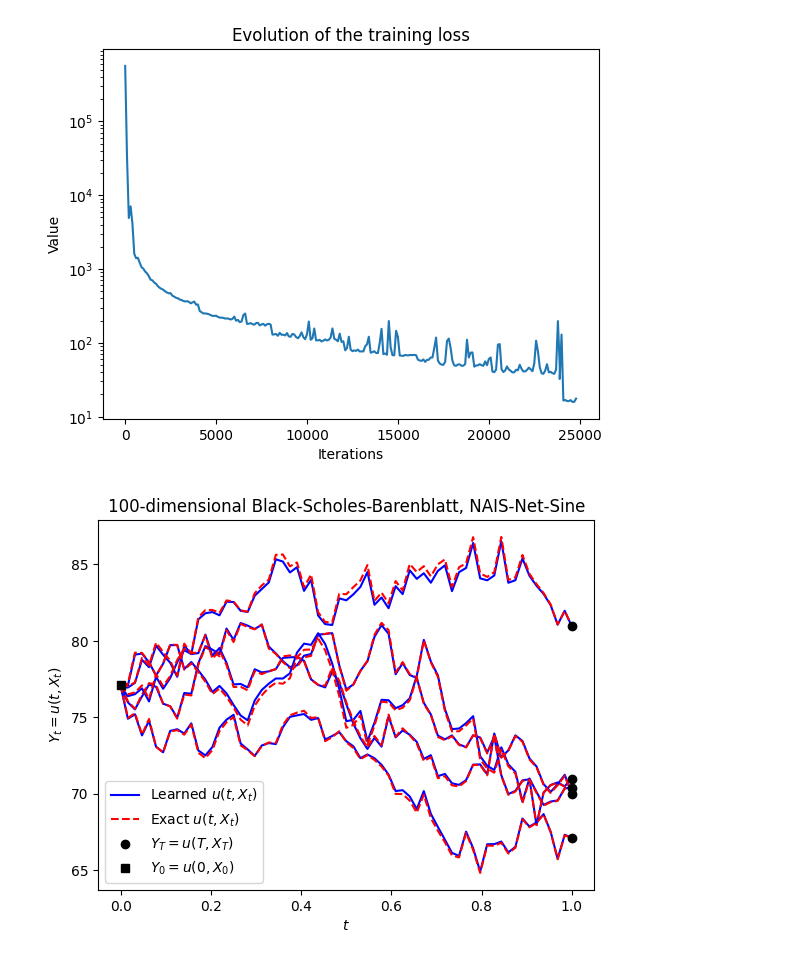
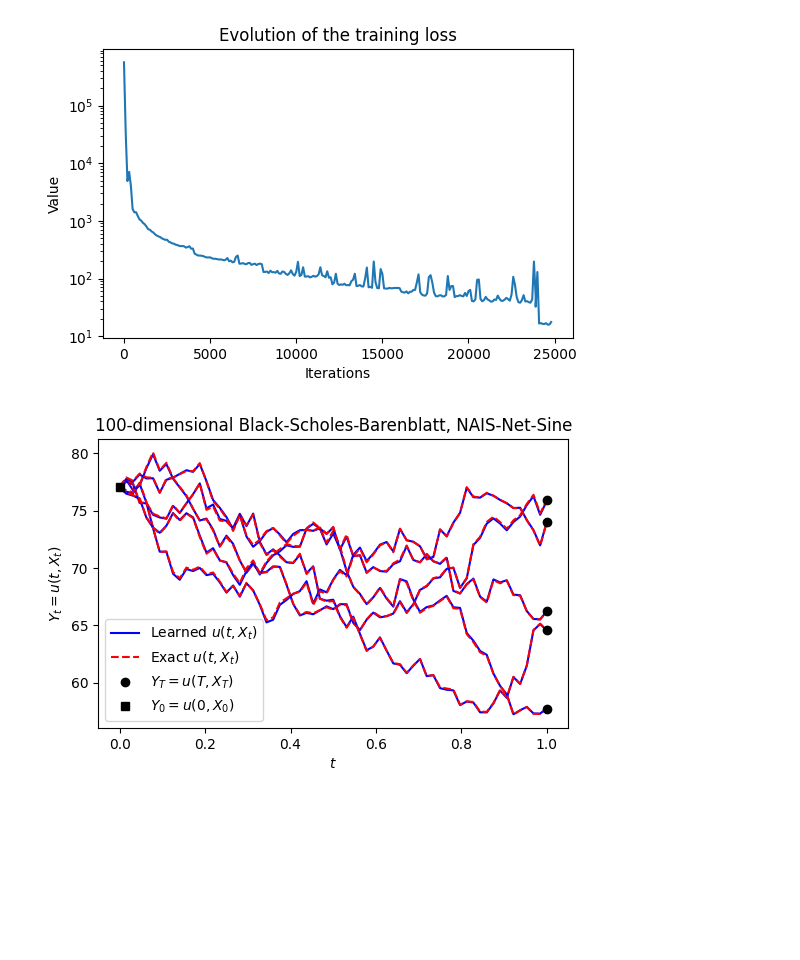
Before and after one commit to Aadhithya-06/Final-Year-Project, a Jupyter notebook: 100DUncorrelatedMlmcGeometric.ipynb, the cells around one changed output. Cells and saved outputs as stored; diff of their text form; code cells hidden in the pictures; blank space fills up the shorter version.

```diff
--- a/100DUncorrelatedMlmcGeometric.ipynb
+++ b/100DUncorrelatedMlmcGeometric.ipynb
@@ -13,7 +13,7 @@ import matplotlib.pyplot as plt
 import time
 
 M = 100  # number of trajectories (batch size)
-N = 50  # number of time snapshots
+N = 64  # number of time snapshots
 D = 100 # number of dimensions
 Mm = 2
 
@@ -30,7 +30,16 @@ model = BlackScholesBarenblatt(Xi, T, M, N, D, Mm, layers, mode, activation)
 n_iter = 24 * 10**3
 lr = 1e-3
 # %%
-model.load_model("models/BlackScholesBarenblattMLMC100D.pth")
+model.load_model("models/BlackScholesBarenblattGeometricMLMC100D.pth")
 # %%
 graph = model.iteration, model.training_loss
+# %%
+def figsize(scale, nplots = 1):
+    fig_width_pt = 438.17227
+    inches_per_pt = 1.0/72.27
+    golden_mean = (np.sqrt(5.0)-1.0)/2.0
+    fig_width = fig_width_pt*inches_per_pt*scale
+    fig_height = nplots*fig_width*golden_mean
+    fig_size = [fig_width,fig_height]
+    return fig_size
 # %%
@@ -49,33 +58,35 @@ if type(Y_pred).__module__ != 'numpy':
 Y_test = np.reshape(u_exact(T,np.reshape(t_test[0:M, :, :], [-1, 1]), np.reshape(X_pred[0:M, :, :], [-1, D])),
                     [M, -1, 1])
 # %%
-plt.figure()
+plt.figure(figsize=figsize(1))
 plt.plot(graph[0], graph[1])
 plt.xlabel('Iterations')
 plt.ylabel('Value')
 plt.yscale("log")
 plt.title('Evolution of the training loss')
+plt.savefig("Figures/BlackScholesBarenblattGeometricMLMC100DLoss.pdf")
 
-plt.figure()
+plt.figure(figsize=figsize(1))
 plt.plot(t_test[0:1, :, 0].T, Y_pred[0:1, :, 0].T, 'b', label='Learned $u(t,X_t)$')
 plt.plot(t_test[0:1, :, 0].T, Y_test[0:1, :, 0].T, 'r--', label='Exact $u(t,X_t)$')
 plt.plot(t_test[0:1, -1, 0], Y_test[0:1, -1, 0], 'ko', label='$Y_T = u(T,X_T)$')
 
 plt.plot(t_test[1:samples, :, 0].T, Y_pred[1:samples, :, 0].T, 'b')
 plt.plot(t_test[1:samples, :, 0].T, Y_test[1:samples, :, 0].T, 'r--')
 plt.plot(t_test[1:samples, -1, 0], Y_test[1:samples, -1, 0], 'ko')
 
 plt.plot([0], Y_test[0, 0, 0], 'ks', label='$Y_0 = u(0,X_0)$')
 
 plt.xlabel('$t$')
 plt.ylabel('$Y_t = u(t,X_t)$')
 plt.title(str(D) + '-dimensional Black-Scholes-Barenblatt, ' + model.mode + "-" + model.activation)
 plt.legend()
+plt.savefig("Figures/BlackScholesBarenblattGeometricMLMC100DPreds.pdf")
 
 plt.show()
 # %% [output]
-[figure, old version]
+[figure, new version]
-[figure, old version]
+[figure, new version]
 # %%
 errors = np.sqrt((Y_test - Y_pred) ** 2 / Y_test ** 2)
 mean_errors = np.mean(errors, 0)
```
Also changed, not shown: parts of 2 cells of this notebook, 9 other files.
